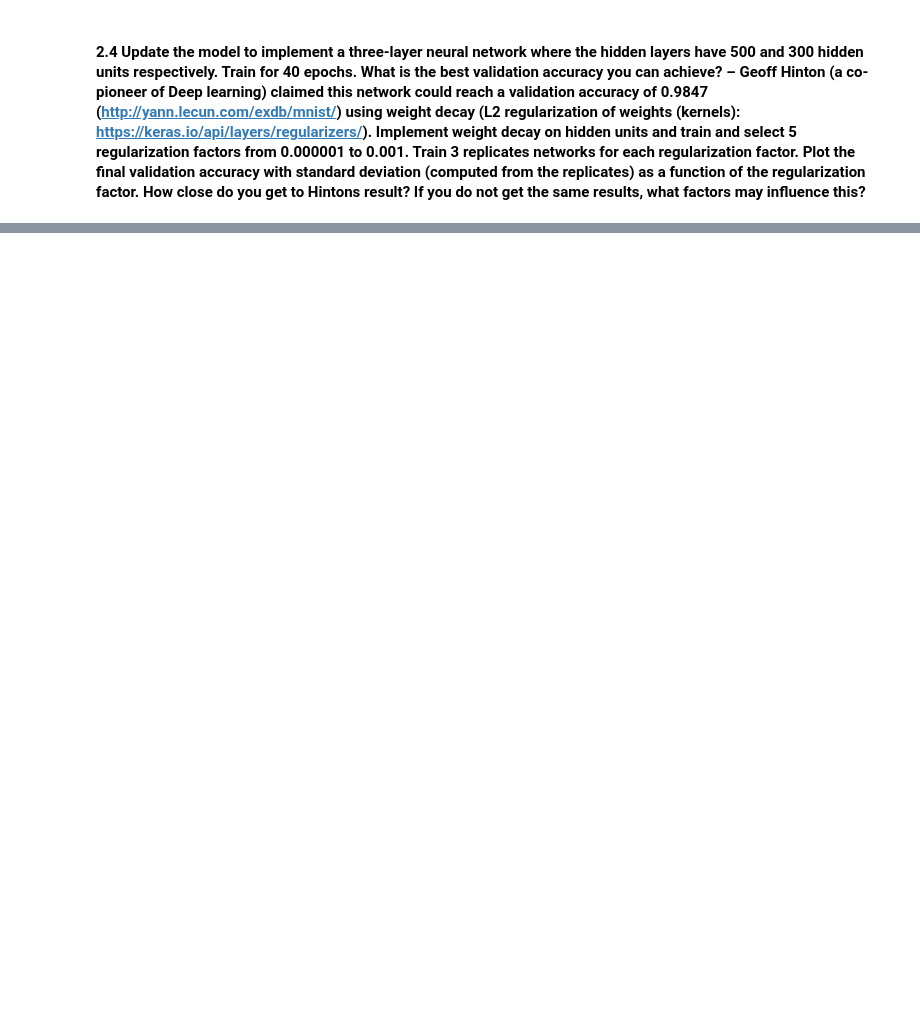
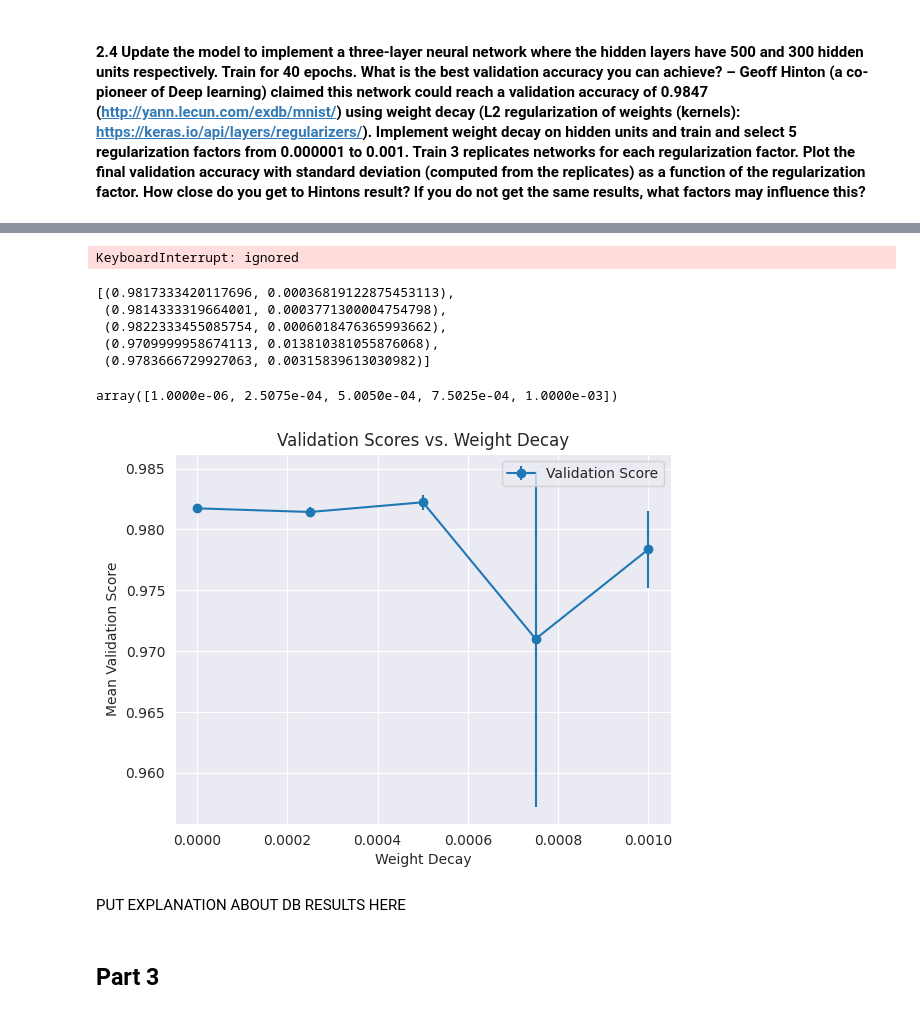
Before and after one commit to lucamodica/introduction-to-data-science-and-ai--chalmers, a Jupyter notebook: assignments/7-neural-networks/notebook_week7.ipynb, the cells around one changed output, grey strips where cells are left out. Saved outputs shown, nothing was run; the diff lists cells and outputs as text; code cells hidden in the pictures; blank space fills up the shorter version.

```diff
--- a/assignments/7-neural-networks/notebook_week7.ipynb
+++ b/assignments/7-neural-networks/notebook_week7.ipynb
@@ -155,7 +166,7 @@ As we can notice from the accuracy plot, after the 4th epoch the neural network
 # %% [markdown]
 #### 2.4 Update the model to implement a three-layer neural network where the hidden layers have 500 and 300 hidden units respectively. Train for 40 epochs. What is the best validation accuracy you can achieve? – Geoff Hinton (a co-pioneer of Deep learning) claimed this network could reach a validation accuracy of 0.9847 (http://yann.lecun.com/exdb/mnist/) using weight decay (L2 regularization of weights (kernels): https://keras.io/api/layers/regularizers/). Implement weight decay on hidden units and train and select 5 regularization factors from 0.000001 to 0.001. Train 3 replicates networks for each regularization factor. Plot the final validation accuracy with standard deviation (computed from the replicates) as a function of the regularization  factor. How close do you get to Hintons result? If you do not get the same results, what factors may influence this?
 # %%
-def improved_nn(reg_facor=0):
+def improved_nn(reg_factor=0, show_score_plot=False):
   """
   Train a neural network with two hidden layers with 500 and 300 neurons respectively. Also add L2 regularization to the weights of the hidden layers.
   The function then returns the validation accuracy of the model.
@@ -164,8 +175,8 @@ def improved_nn(reg_facor=0):
   model = Sequential()
 
   model.add(Flatten())
-  model.add(Dense(500, activation='relu', kernel_regularizer=keras.regularizers.l2(reg_facor)))
-  model.add(Dense(300, activation='relu', kernel_regularizer=keras.regularizers.l2(reg_facor)))
+  model.add(Dense(500, activation='relu', kernel_regularizer=keras.regularizers.L2(l2=reg_factor)))
+  model.add(Dense(300, activation='relu', kernel_regularizer=keras.regularizers.L2(l2=reg_factor)))
   model.add(Dense(num_classes, activation='softmax'))
 
 
@@ -179,6 +190,24 @@ def improved_nn(reg_facor=0):
                       verbose=0,
                       validation_data=(x_test, y_test))
 
+  train_scores = fit_info.history['accuracy']
+  val_scores = fit_info.history['val_accuracy']
+
+  if show_score_plot:
+    # Create the plot
+    fig, ax = plt.subplots()
+
+    sns.lineplot(x=np.arange(1, 41), y=train_scores, label='Train accuracy', ax=ax)
+    sns.lineplot(x=np.arange(1, 41), y=val_scores, label='Validation accuracy', ax=ax)
+
+    # Set labels and title
+    ax.set_xlabel('Epochs')
+    ax.set_ylabel('Accuracy')
+    ax.set_title('Accuracy over epochs')
+
+    ax.legend()
+    plt.show()
+
   # return the validation accuracy
   return model.evaluate(x_test, y_test, verbose=0)[1]
 # %%
@@ -188,7 +217,8 @@ def avg_std_3nn_val_score(reg_factor):
   factor and return the average and standard deviation of the validation accuracy.
   """
 
-  val_scores = [val_scores.append(improved_nn(reg_factor)) for i in range(3)]
+  val_scores = ic([improved_nn(reg_factor) for i in range(3)])
+
 
   return np.mean(val_scores), np.std(val_scores)
 # %%
@@ -197,0 +233,34 @@ Validation accuracy of the improved neural network: 0.9810000061988831
+# %%
+weight_decay_values = np.linspace(0.000001, 0.001, 5)
+
+results = [avg_std_3nn_val_score(reg_factor) for reg_factor in weight_decay_values]
+# %% [output]
+KeyboardInterrupt: ignored
+# %%
+results
+# %% [output]
+[(0.9817333420117696, 0.00036819122875453113),
+ (0.9814333319664001, 0.0003771300004754798),
+ (0.9822333455085754, 0.0006018476365993662),
+ (0.9709999958674113, 0.013810381055876068),
+ (0.9783666729927063, 0.00315839613030982)]
+# %%
+weight_decay_values
+# %% [output]
+array([1.0000e-06, 2.5075e-04, 5.0050e-04, 7.5025e-04, 1.0000e-03])
+# %%
+means = [result[0] for result in results]
+stds = [result[1] for result in results]
+
+plt.errorbar(weight_decay_values, means, yerr=stds, marker='o', linestyle='-', label='Validation Score')
+plt.xlabel('Weight Decay')
+plt.ylabel('Mean Validation Score')
+plt.title('Validation Scores vs. Weight Decay')
+plt.legend()
+plt.show()
+# %% [output]
+[figure, added]
+# %% [markdown]
+PUT EXPLANATION ABOUT DB RESULTS HERE
+# %% [markdown]
+## Part 3
```
Also changed, not shown: parts of 16 cells of this notebook.
